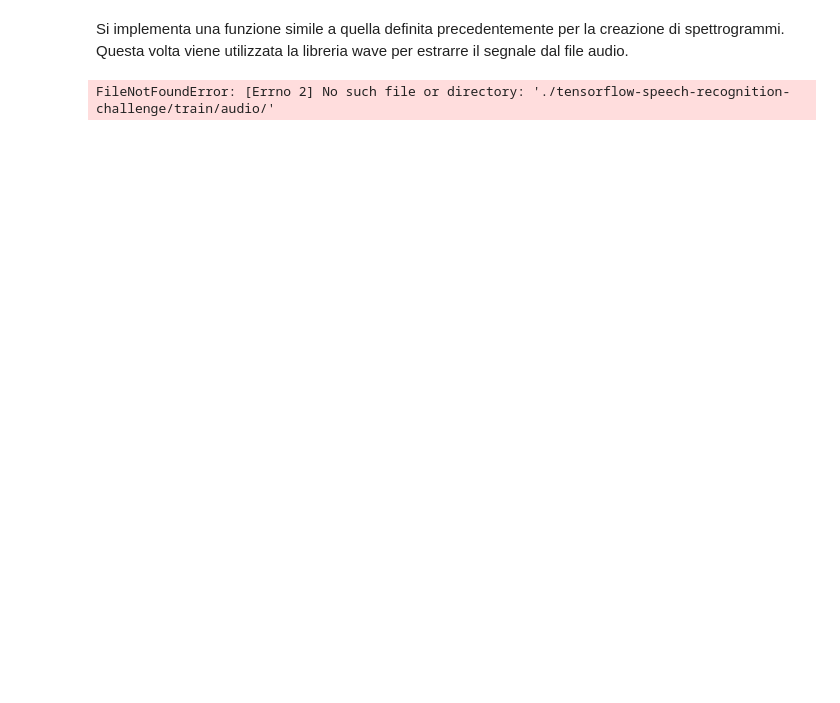
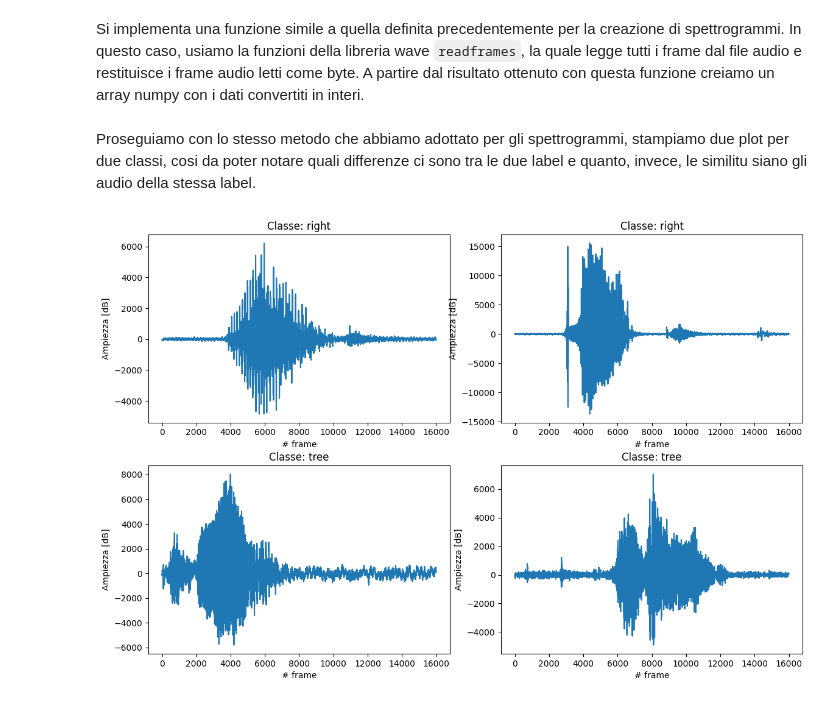
Before and after one commit to HiImGabry/speech-recognition-representation-unica-dl, a Jupyter notebook: Wave_audio.ipynb, the cells around one changed output. Saved outputs shown, nothing was run; the diff lists cells and outputs as text; code cells hidden in the pictures; blank space fills up the shorter version.

Commit message:
creata funzione plot

```diff
--- a/Wave_audio.ipynb
+++ b/Wave_audio.ipynb
@@ -31,3 +8,3 @@ from sklearn.model_selection import train_test_split
 # %% [markdown]
-Si implementa una funzione simile a quella definita precedentemente per la creazione di spettrogrammi. Questa volta viene utilizzata la libreria wave per estrarre il segnale dal file audio.
+Si implementa una funzione simile a quella definita precedentemente per la creazione di spettrogrammi. In questo caso, usiamo la funzioni della libreria wave `readframes`, la quale legge tutti i frame dal file audio e restituisce i frame audio letti come byte. A partire dal risultato ottenuto con questa funzione creiamo un array numpy con i dati convertiti in interi.
 # %%
@@ -45,8 +22,41 @@ def wav_to_wave(arg1):
-# %%
-signal, audio, dir_audio = wav_to_wave('tree')
-plt.figure(1)
-plt.title(dir_audio)
-plt.plot(signal)
-plt.show()
-# %% [output]
-FileNotFoundError: [Errno 2] No such file or directory: './tensorflow-speech-recognition-challenge/train/audio/'
+# %% [markdown]
+Proseguiamo con lo stesso metodo che abbiamo adottato per gli spettrogrammi, stampiamo due plot per due classi, cosi da poter notare quali differenze ci sono tra le due label e quanto, invece, le similitu siano gli audio della stessa label.
+# %%
+def plot_waves():
+    signal_right_1, audio_right_1, dir_audio_right_1 = wav_to_wave('right')
+    signal_right_2, audio_right_2, dir_audio_right_2 = wav_to_wave('right')
+    signal_tree_1, audio_tree_1, dir_audio_tree1 = wav_to_wave('tree')
+    signal_tree_2, audio_tree_2, dir_audio_tree2 = wav_to_wave('tree')
+
+    fig, ax = plt.subplots(2, 2, figsize=(12, 8))  # aumenta la dimensione della figura
+    fig.tight_layout(pad=3.0)  # aggiungi padding tra i subplot
+
+    # Primo spettrogramma
+    ax[0, 0].set_ylabel('Ampiezza [dB]')
+    ax[0, 0].set_xlabel('# frame')
+    ax[0, 0].set_title('Classe: ' + dir_audio_right_1)
+    ax[0, 0].plot(signal_right_1)
+
+    # Secondo spettrogramma
+    ax[0, 1].set_ylabel('Ampiezza [dB]')
+    ax[0, 1].set_xlabel('# frame')
+    ax[0, 1].set_title('Classe: ' + dir_audio_right_2)
+    ax[0, 1].plot(signal_right_2)
+
+    # Terzo spettrogramma
+    ax[1, 0].set_ylabel('Ampiezza [dB]')
+    ax[1, 0].set_xlabel('# frame')
+    ax[1, 0].set_title('Classe: ' + dir_audio_tree1)
+    ax[1, 0].plot(signal_tree_1)
+
+    # Quarto spettrogramma
+    ax[1, 1].set_ylabel('Ampiezza [dB]')
+    ax[1, 1].set_xlabel('# frame')
+    ax[1, 1].set_title('Classe: ' + dir_audio_tree2)
+    ax[1, 1].plot(signal_tree_2)
+
+    plt.show()
+# %%
+plot_waves()
+# %% [output]
+[figure, added]
```
Also changed, not shown: parts of 3 cells of this notebook.
